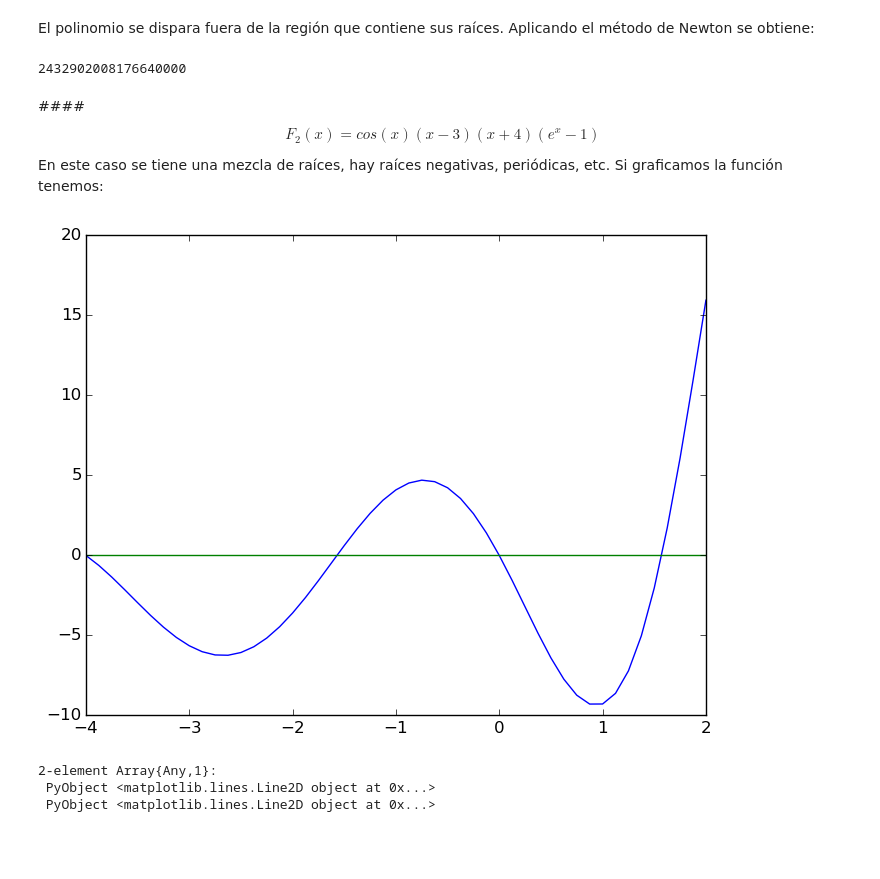
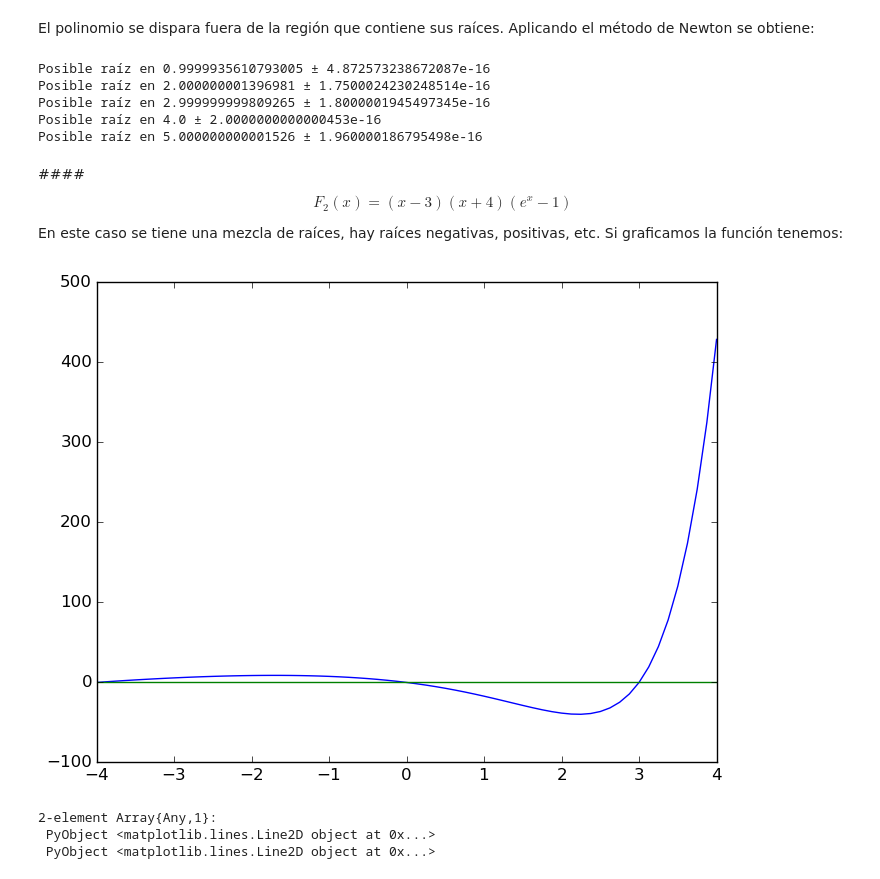
Before and after one commit to TigrisAltaica/ProyectoFinal, a Jupyter notebook: Presentacion.ipynb, the cells around one changed output. Cells and saved outputs as stored; diff of their text form; code cells hidden in the pictures; blank space fills up the shorter version.

Commit message:
Agregué ejemplos de Newton, nombres

```diff
--- a/Presentacion.ipynb
+++ b/Presentacion.ipynb
@@ -285,25 +288,29 @@ p1=plot(X,Y1,X,Z)
  PyObject <matplotlib.lines.Line2D object at 0x...>
 # %% [markdown]
 El polinomio se dispara fuera de la región que contiene sus raíces. Aplicando el método de Newton se obtiene:
-# %%
-factorial(20)
-# %% [output]
-2432902008176640000
+# %%
+metodo_newton_bola(F1,Bola(.125,7),1e-6)
+# %% [output]
+Posible raíz en 0.9999935610793005 ± 4.872573238672087e-16
+Posible raíz en 2.000000001396981 ± 1.7500024230248514e-16
+Posible raíz en 2.999999999809265 ± 1.8000001945497345e-16
+Posible raíz en 4.0 ± 2.0000000000000453e-16
+Posible raíz en 5.000000000001526 ± 1.960000186795498e-16
 # %% [markdown]
-####$$F_2(x)=cos(x)(x-3)(x+4)(e^x-1)$$
+####$$F_2(x)=(x-3)(x+4)(e^x-1)$$
 
-En este caso se tiene una mezcla de raíces, hay raíces negativas, periódicas, etc. Si graficamos la función tenemos:
+En este caso se tiene una mezcla de raíces, hay raíces negativas, positivas, etc. Si graficamos la función tenemos:
 # %%
-F2(x)=cos(x)*(x-3)*(x+4)*(e^x-1)
+F2(x)=(x-3)*(x+4)*(exp(x)-1)
 
-X=[-4+i*.125 for i in 0:48]
+X=[-4+i*.125 for i in 0:64]
 Z=zeros(length(X))
 
 Y2=[F2(x) for x in X]
 
 p2=plot(X,Y2,X,Z)
 # %% [output]
-[figure, old version]
+[figure, new version]
 2-element Array{Any,1}:
  PyObject <matplotlib.lines.Line2D object at 0x...>
  PyObject <matplotlib.lines.Line2D object at 0x...>
```
Also changed, not shown: parts of 7 cells of this notebook.
